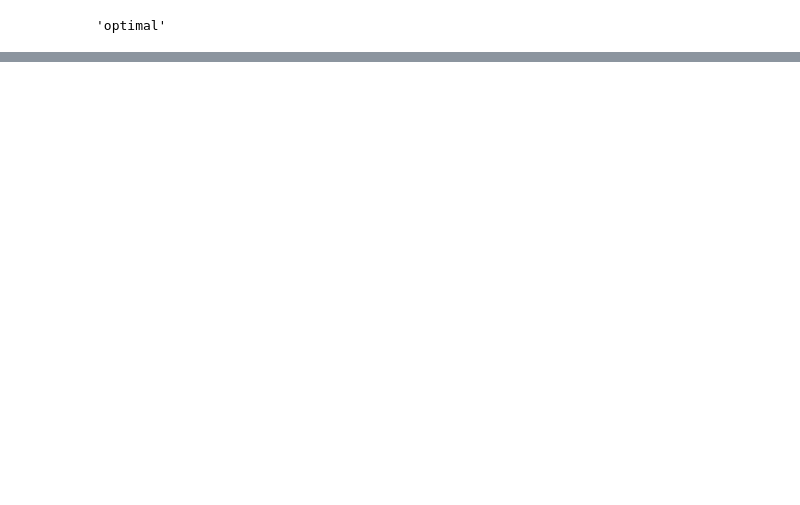
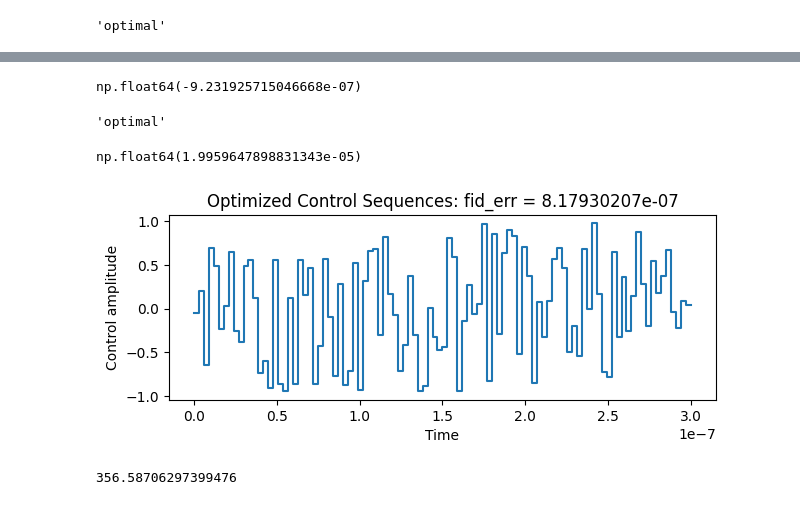
Before and after one commit to cicacica/VeriPulse, a Jupyter notebook: notebooks/SecretIndepNVPulses.ipynb, the cells around one changed output, grey strips where cells are left out. Saved outputs shown, nothing was run; the diff lists cells and outputs as text; code cells hidden in the pictures; blank space fills up the shorter version.

```diff
--- a/notebooks/SecretIndepNVPulses.ipynb
+++ b/notebooks/SecretIndepNVPulses.ipynb
@@ -131,0 +157,10 @@ res2_si.status
+# %%
+# packing states
+angles_pair = [(0, np.pi), (np.pi/4, 5*np.pi/4), (np.pi/2, 3*np.pi/2), (3*np.pi/4, 7*np.pi/4)]
+# %%
+vRho_init, vRho_target, U_big = pack_subspace_states(
+    rotations=[rx(t[0]) for t in angles_pair],
+    rho_init=rho_init,
+)
+# %%
+res_split1 = run_grape_si(vRho_init, vRho_target, U_big, lam=100, config=conf2)
@@ -131,0 +190,35 @@ res2_si.status
+# %%
+si_split1.objective
+# %% [output]
+np.float64(-9.231925715046668e-07)
+# %%
+si_split1.status
+# %% [output]
+'optimal'
+# %%
+calc_secret_indep(si_split1.choi, rtarg, rfin)
+# %% [output]
+np.float64(1.9959647898831343e-05)
+# %%
+def plot_pulse(result):
+    final_fidelity_error = result.fid_err
+    fig1 = plt.figure()
+    ax = fig1.add_subplot(2, 1, 2)
+    ax.set_title(f"Optimized Control Sequences: fid_err = {final_fidelity_error:.8e}")
+    ax.set_xlabel("Time")
+    ax.set_ylabel("Control amplitude")
+    ax.step(
+        result.time,
+        np.hstack((result.final_amps[:, 0], result.final_amps[-1, 0])),
+        where="post",
+    )
+    plt.tight_layout()
+    plt.show()
+# %%
+plot_pulse(res_split1)
+# %% [output]
+[figure, added]
+# %%
+res_split1.wall_time
+# %% [output]
+356.58706297399476
```
Also changed, not shown: parts of 11 cells of this notebook.
